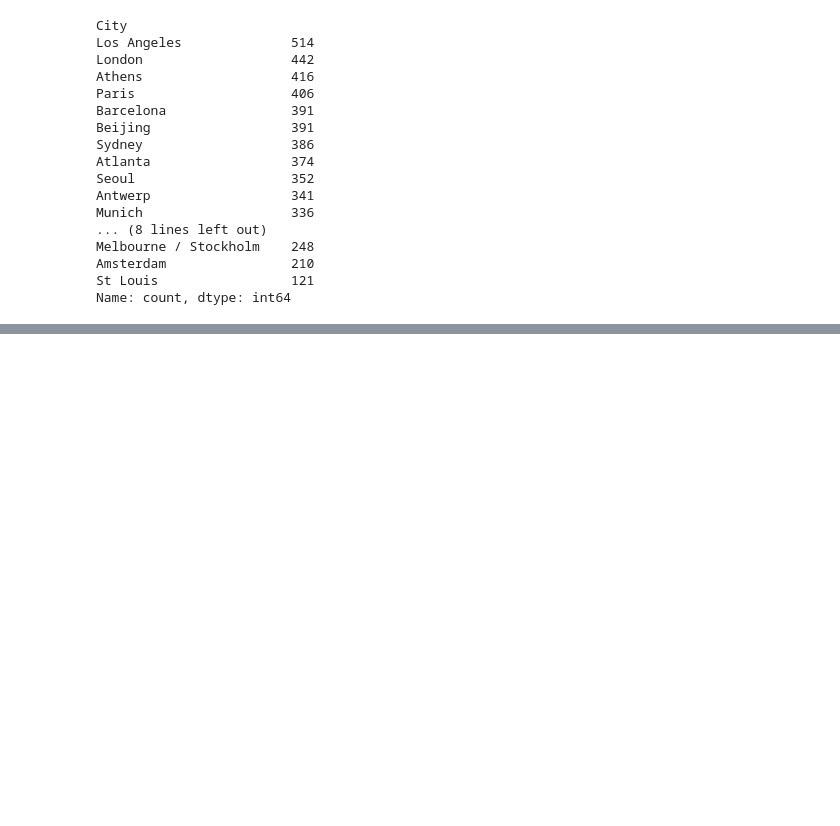
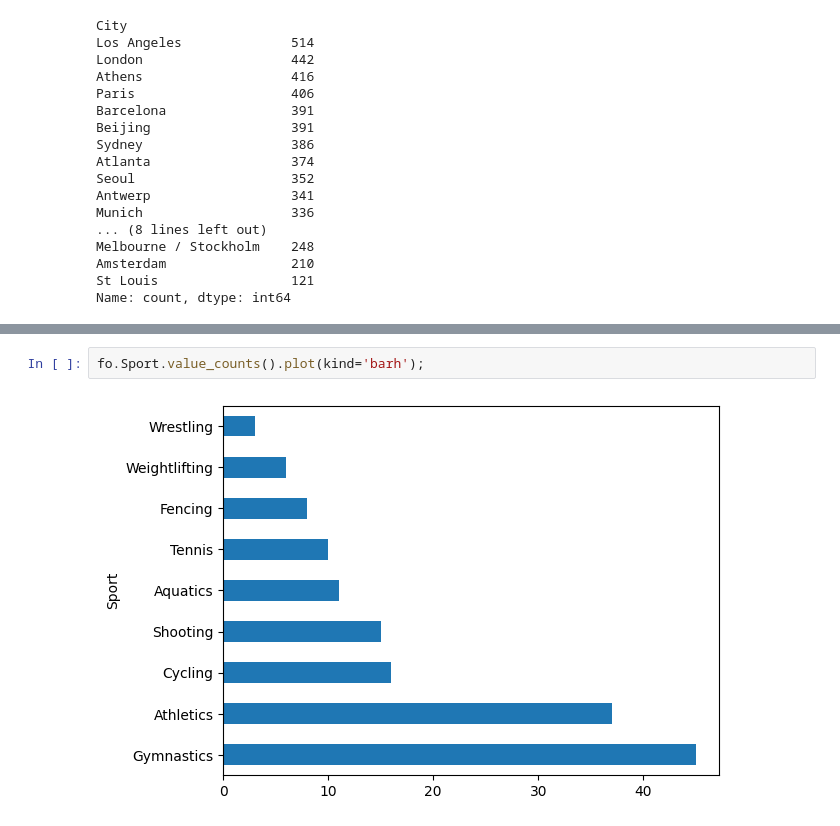
Before and after one commit to kipkosgeii/Olympics-Analysis, a Jupyter notebook: olympic.ipynb, the cells around one changed output, grey strips where cells are left out. Saved outputs shown, nothing was run; the diff lists cells and outputs as text; blank space fills up the shorter version.

```diff
--- a/olympic.ipynb
+++ b/olympic.ipynb
@@ -118,0 +154,4 @@ Name: count, dtype: int64
+# %%
+fo.Sport.value_counts().plot(kind='barh');
+# %% [output]
+[figure, added]
```
Also changed, not shown: parts of 9 cells of this notebook, 1 other file.
